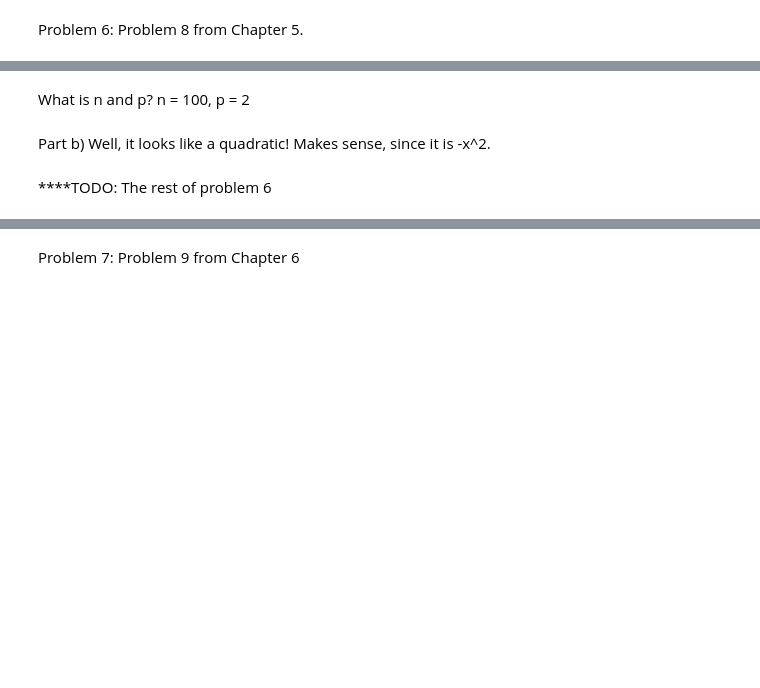
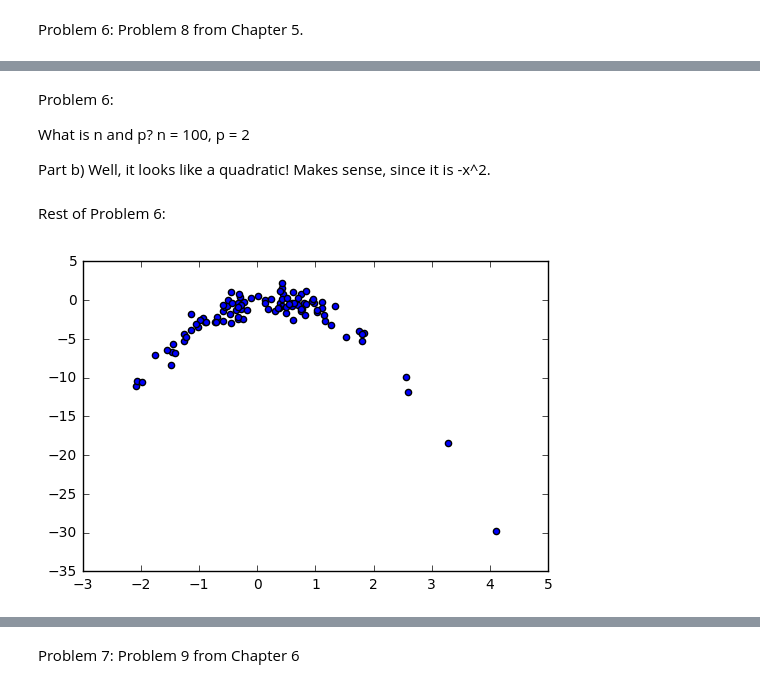
Before and after one commit to atreyamisra/EE379K, a Jupyter notebook: Lab 5/Lab5.ipynb, the cells around one changed output, grey strips where cells are left out. Cells and saved outputs as stored; diff of their text form; code cells hidden in the pictures; blank space fills up the shorter version.

```diff
--- a/Lab 5/Lab5.ipynb
+++ b/Lab 5/Lab5.ipynb
@@ -28,7 +192,77 @@ plt.show()
 # %% [markdown]
+Problem 6:
+
 What is n and p?
 n = 100, p = 2
+
+Part b) Well, it looks like a quadratic! Makes sense, since it is -x^2.
-# %% [markdown]
-Part b) Well, it looks like a quadratic! Makes sense, since it is -x^2.
-# %% [markdown]
-****TODO: The rest of problem 6
+# %% [markdown]
+Rest of Problem 6:
+# %%
+np.random.seed(2)
+y = np.random.normal(0, 1, 100)
+x = np.random.normal(0, 1, 100)
+
+y = x - 2 * x**2 + np.random.normal(0, 1, 100)
+
+plt.scatter(x, y)
+plt.show()
+
+
+from sklearn.cross_validation import LeaveOneOut
+for deg in range(1,5):
+    print("Degree: "+str(deg))
+    fit=np.polyfit(x,y,deg)
+    estimator=0
+    estimatorStr="y="
+    for d in range(deg,-1,-1):
+        estimator+ = x**d * fit[deg-d]
+        estimatorStr+="  "+str(fit[deg-d])+"x^"+str(d)
+
+    print(estimatorStr)
+
+    MSESum=0.0
+    loo = LeaveOneOut(100)
+    for train, test in loo:
+        fit=np.polyfit(x[train],y[train],deg)
+        estimator=0
+        for d in range(deg,-1,-1):
+            estimator+=fit[deg-d]*x[test]**d
+        MSESum+=(y[test]-estimator)**2.0
+    MSESum*=(1.0/len(y))
+    print("ERROR IS: "+ str(MSESum[0]))
+    print("STATITICAL SIGNIFICANCE:")
+    print pd.DataFrame(zip(x, fit))
+
+
+np.random.seed(1012312)
+
+for deg in range(1,5):
+    print("Degree: "+str(deg))
+    fit=np.polyfit(x,y,deg)
+    estimator=0
+    estimatorStr="y="
+    for d in range(deg,-1,-1):
+        estimator+=fit[deg-d]*x**d
+        estimatorStr+="  "+str(fit[deg-d])+"x^"+str(d)
+
+    #plot and show estimate using all data
+    print(estimatorStr)
+    #plt.scatter(x,estimator)
+    #plt.show()
+
+    #Find loocv error
+    MSESum=0.0
+    loo = LeaveOneOut(100)
+    for train, test in loo:
+        fit=np.polyfit(x[train],y[train],deg)
+        estimator=0
+        for d in range(deg,-1,-1):
+            estimator+=fit[deg-d]*x[test]**d
+        MSESum+=(y[test]-estimator)**2.0
+    MSESum*=(1.0/len(y))
+    print("ERROR IS: "+ str(MSESum[0]))
+    print("STATITICAL SIGNIFICANCE:")
+    print pd.DataFrame(zip(x, fit))
+# %% [output]
+[figure, added]
```
Also changed, not shown: parts of 14 cells of this notebook, 5 other files.
